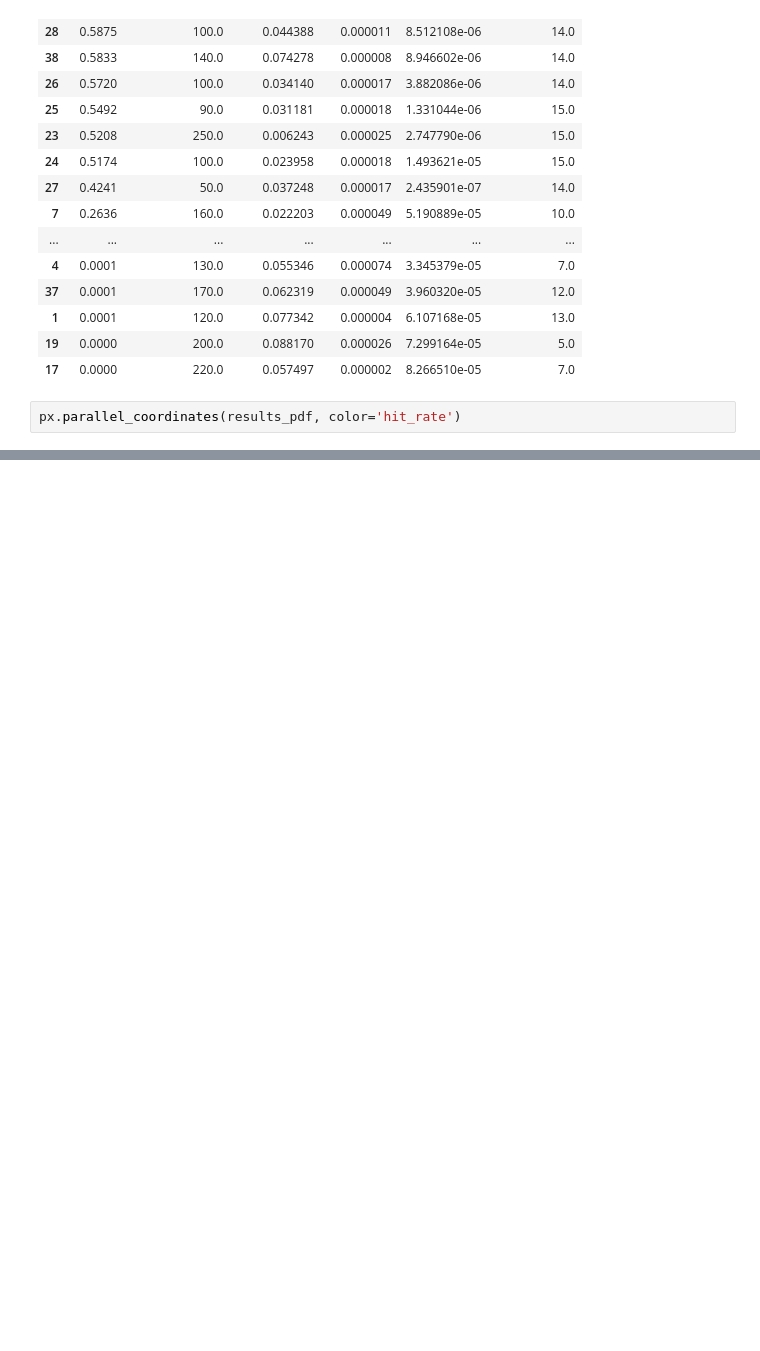
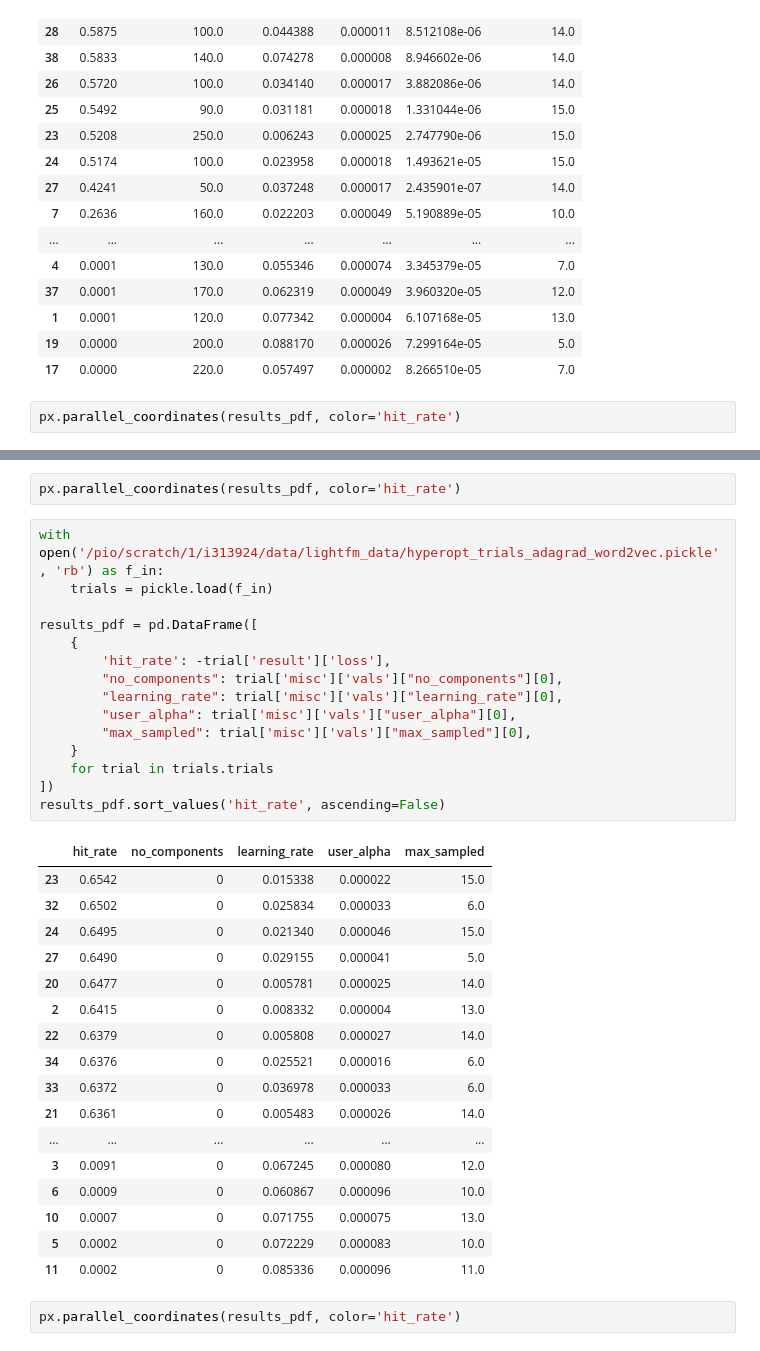
Before and after one commit to Ruruthia/OPUS, a Jupyter notebook: other/Analyze_trials.ipynb, the cells around one changed output, grey strips where cells are left out. Saved outputs shown, nothing was run; the diff lists cells and outputs as text; blank space fills up the shorter version.

```diff
--- a/other/Analyze_trials.ipynb
+++ b/other/Analyze_trials.ipynb
@@ -81,0 +116,37 @@ px.parallel_coordinates(results_pdf, color='hit_rate')
+# %%
+px.parallel_coordinates(results_pdf, color='hit_rate')
+# %%
+with open('/pio/scratch/1/i313924/data/lightfm_data/hyperopt_trials_adagrad_word2vec.pickle', 'rb') as f_in:
+    trials = pickle.load(f_in)
+
+results_pdf = pd.DataFrame([
+    {
+        'hit_rate': -trial['result']['loss'],
+        "no_components": trial['misc']['vals']["no_components"][0],
+        "learning_rate": trial['misc']['vals']["learning_rate"][0],
+        "user_alpha": trial['misc']['vals']["user_alpha"][0],
+        "max_sampled": trial['misc']['vals']["max_sampled"][0],
+    }
+    for trial in trials.trials
+])
+results_pdf.sort_values('hit_rate', ascending=False)
+# %% [output]
+|  | hit_rate | no_components | learning_rate | user_alpha | max_sampled |
+| 23 | 0.6542 | 0 | 0.015338 | 0.000022 | 15.0 |
+| 32 | 0.6502 | 0 | 0.025834 | 0.000033 | 6.0 |
+| 24 | 0.6495 | 0 | 0.021340 | 0.000046 | 15.0 |
+| 27 | 0.6490 | 0 | 0.029155 | 0.000041 | 5.0 |
+| 20 | 0.6477 | 0 | 0.005781 | 0.000025 | 14.0 |
+| 2 | 0.6415 | 0 | 0.008332 | 0.000004 | 13.0 |
+| 22 | 0.6379 | 0 | 0.005808 | 0.000027 | 14.0 |
+| 34 | 0.6376 | 0 | 0.025521 | 0.000016 | 6.0 |
+| 33 | 0.6372 | 0 | 0.036978 | 0.000033 | 6.0 |
+| 21 | 0.6361 | 0 | 0.005483 | 0.000026 | 14.0 |
+| ... | ... | ... | ... | ... | ... |
+| 3 | 0.0091 | 0 | 0.067245 | 0.000080 | 12.0 |
+| 6 | 0.0009 | 0 | 0.060867 | 0.000096 | 10.0 |
+| 10 | 0.0007 | 0 | 0.071755 | 0.000075 | 13.0 |
+| 5 | 0.0002 | 0 | 0.072229 | 0.000083 | 10.0 |
+| 11 | 0.0002 | 0 | 0.085336 | 0.000096 | 11.0 |
+# %%
+px.parallel_coordinates(results_pdf, color='hit_rate')
```
Also changed, not shown: parts of 3 cells of this notebook, 6 other files.
